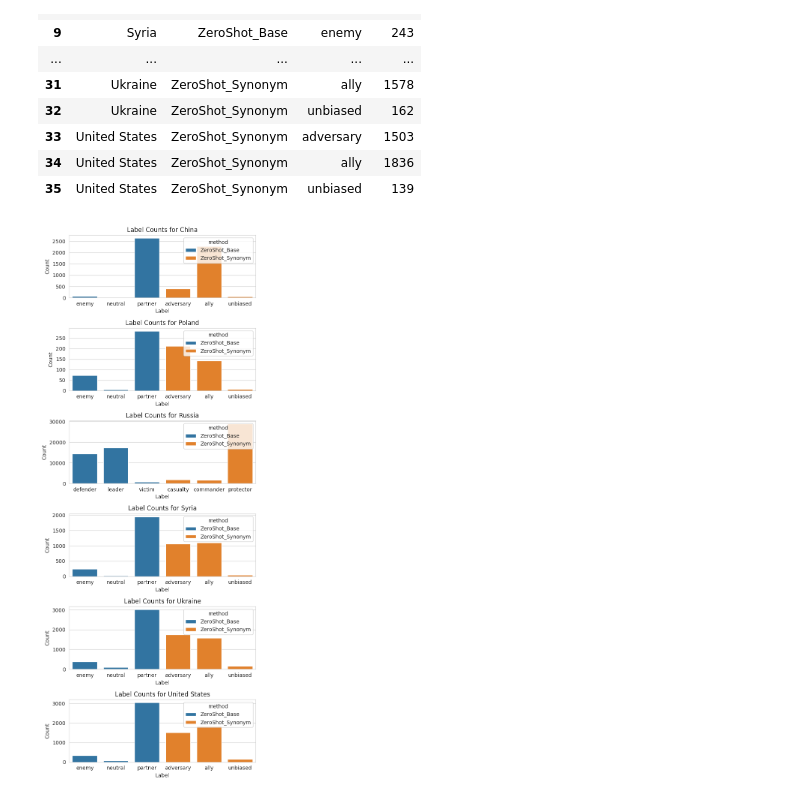
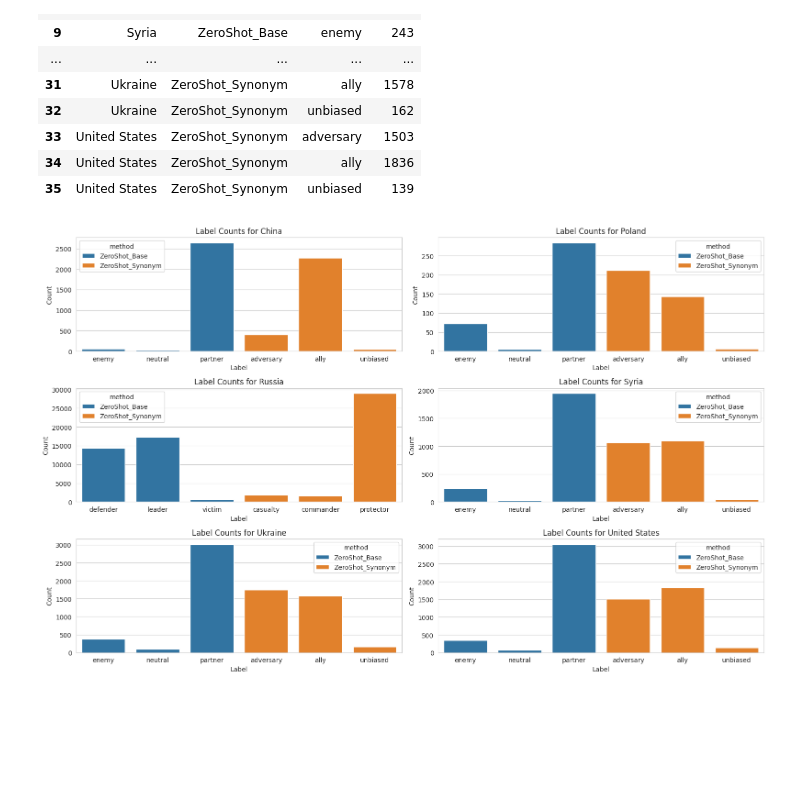
Before and after one commit to szuvarska/PutinsTalksAnalysis, a Jupyter notebook: notebooks/03b_context_classification.ipynb, the cells around one changed output. Saved outputs shown, nothing was run; the diff lists cells and outputs as text; code cells hidden in the pictures; blank space fills up the shorter version.

Commit message:
Generate figures in different sizes

```diff
--- a/notebooks/03b_context_classification.ipynb
+++ b/notebooks/03b_context_classification.ipynb
@@ -423,3 +417,33 @@ plt.tight_layout(rect=[0, 0.03, 1, 0.95]) # Adjust layout to make room for supti
 plt.show()
 # %% [output]
 [figure]
+# %%
+# Plot confusion matrices for each method
+fig, axs = plt.subplots(2, 4, figsize=(12, 6))
+# plt.suptitle('Confusion Matrices for Different Classification Methods', fontsize=16)
+
+# Flatten axes for easy iteration
+flat_axs = axs.flatten()
+
+df_annotated_russia = df_annotated[df_annotated['country'] == 'Russia']
+df_annotated_others = df_annotated[df_annotated['country'] != 'Russia']
+
+for i, (col, name) in enumerate(methods_to_count):
+    if col in llm_columns:
+        plot_confusion_matrix(
+            df_annotated_others,
+            predicted_col=col,
+            true_col='manual_classification',
+            title=f'Confusion Matrix for {name}',
+            ax=flat_axs[2*i]
+        )
+        plot_confusion_matrix(
+            df_annotated_russia,
+            predicted_col=col,
+            true_col='manual_classification',
+            title=f'Confusion Matrix for {name}',
+            ax=flat_axs[2*i+1]
+        )
+
+plt.tight_layout(rect=[0, 0.03, 1, 0.95]) # Adjust layout to make room for suptitle
+plt.show()
@@ -488,15 +514,15 @@ else:
 # %%
 # Visualize counts for every country separately
 countries = df_counts['country'].unique().tolist()
-fig, axs = plt.subplots(6, 1, figsize=(6, 15))
+fig, axs = plt.subplots(3, 2, figsize=(16, 10))
 for country in countries:
     df_country = df_counts[df_counts['country'] == country]
     ax = axs.flatten()[countries.index(country)]
     sns.barplot(data=df_country, x='label', y='count', hue='method', ax=ax)
     ax.set_title(f'Label Counts for {country}')
     ax.set_ylabel('Count')
     ax.set_xlabel('Label')
 plt.tight_layout()
 plt.show()
 # %% [output]
-[figure, old version]
+[figure, new version]
```
Also changed, not shown: parts of 3 cells of this notebook, 1 other file.
